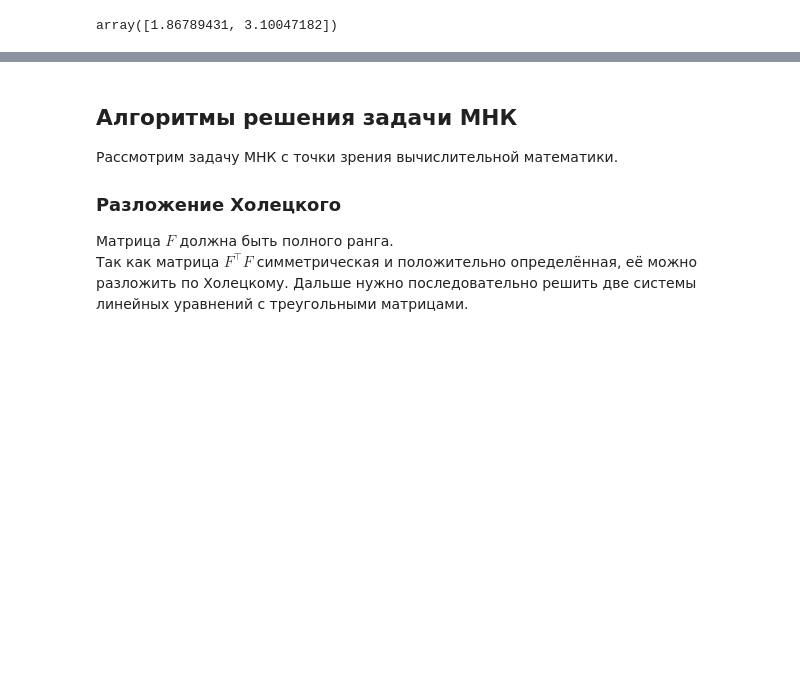
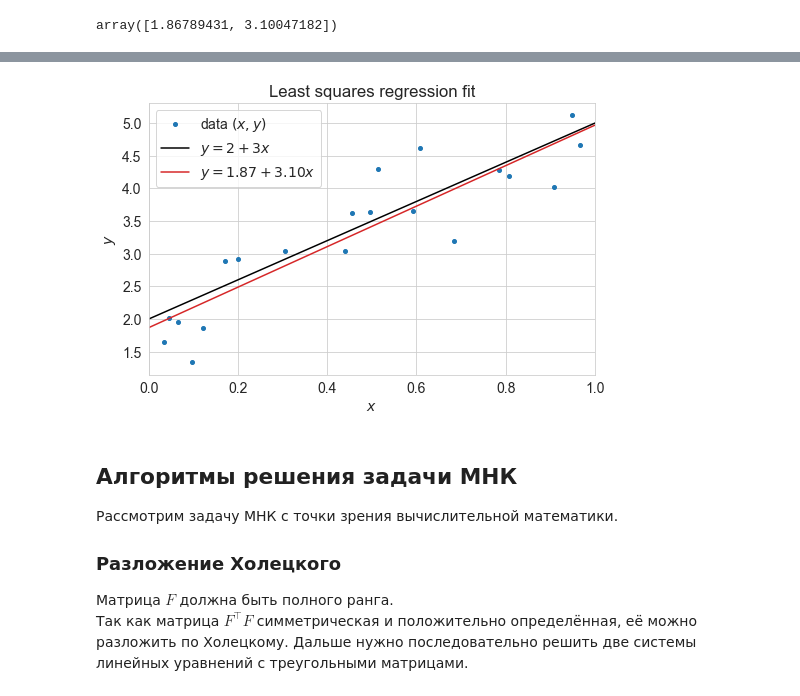
Before and after one commit to aa-savelyev/DaOptSm, a Jupyter notebook: 1.LA/05.Regression.ipynb, the cells around one changed output, grey strips where cells are left out. Cells and saved outputs as stored; diff of their text form; code cells hidden in the pictures; blank space fills up the shorter version.

```diff
--- a/1.LA/05.Regression.ipynb
+++ b/1.LA/05.Regression.ipynb
@@ -200,7 +201,7 @@ for i in range(1, Nf):
 F = F.T
 
 # Find optimal hyperparameters
-Alpha = LA.inv(F.T @ F) @ F.T @ Y_train
+Alpha = LA.solve(F.T @ F, F.T @ Y_train)
 display(Alpha)
 
 # Function representing fitted line
@@ -216,8 +217,7 @@ if (Nf==2) else 'OLS'
 plt.figure(figsize=figsize)
 plt.plot(X_train, Y_train, 'o', ms=4, label='data $(x,y)$')
 plt.plot([0, 1], [b, m+b], 'k-', label=f'$y = {b:.0f} + {m:.0f}x$')
-plt.plot(X_disp, f(X_disp), '-', c=cm(3),
-         label=OLS_label)
+plt.plot(X_disp, f(X_disp), '-', c=cm(3), label=OLS_label)
 plt.title('Least squares regression fit')
 plt.xlabel('$x$')
 plt.ylabel('$y$')
@@ -229,3 +228,4 @@ plt.show()
+[figure, added]
 # %% [markdown]
 ## Алгоритмы решения задачи МНК
 
```
Also changed, not shown: parts of 7 cells of this notebook, 14 other files.
